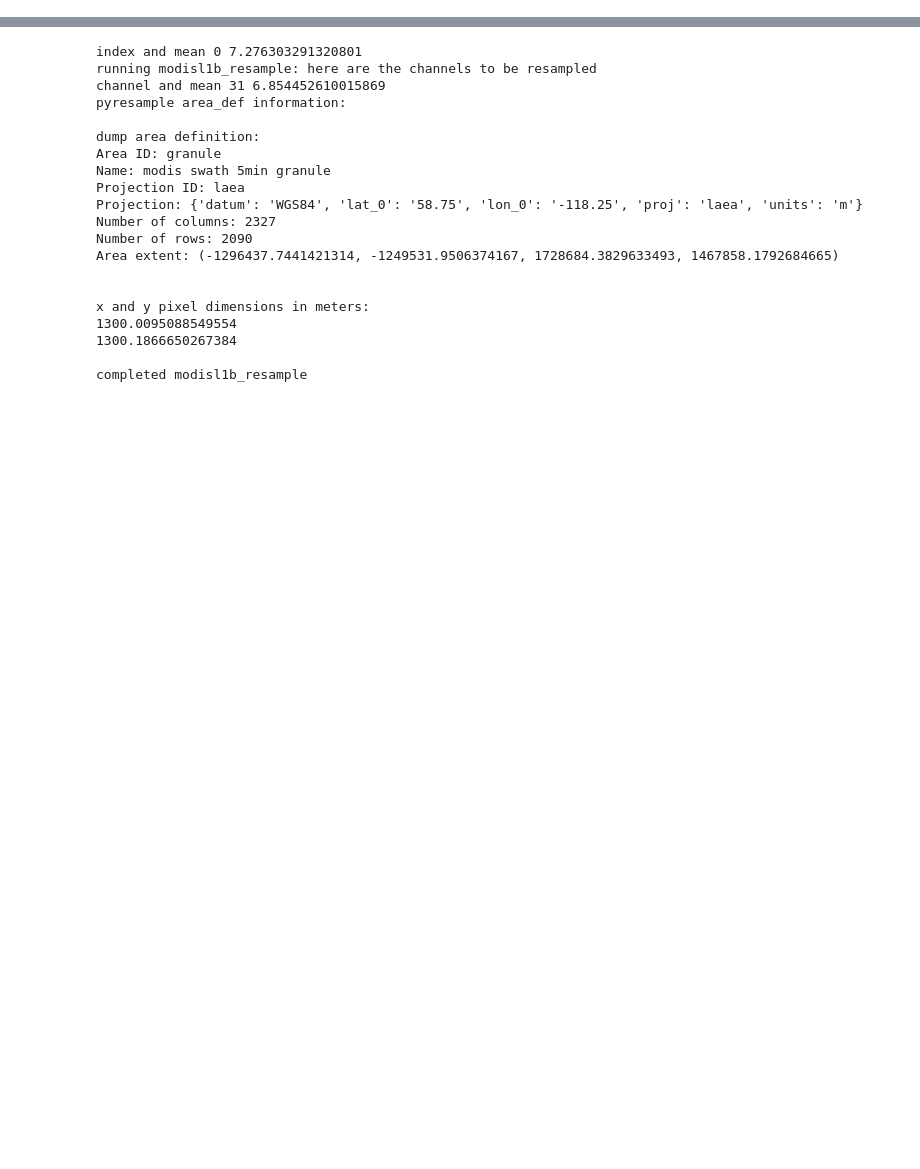
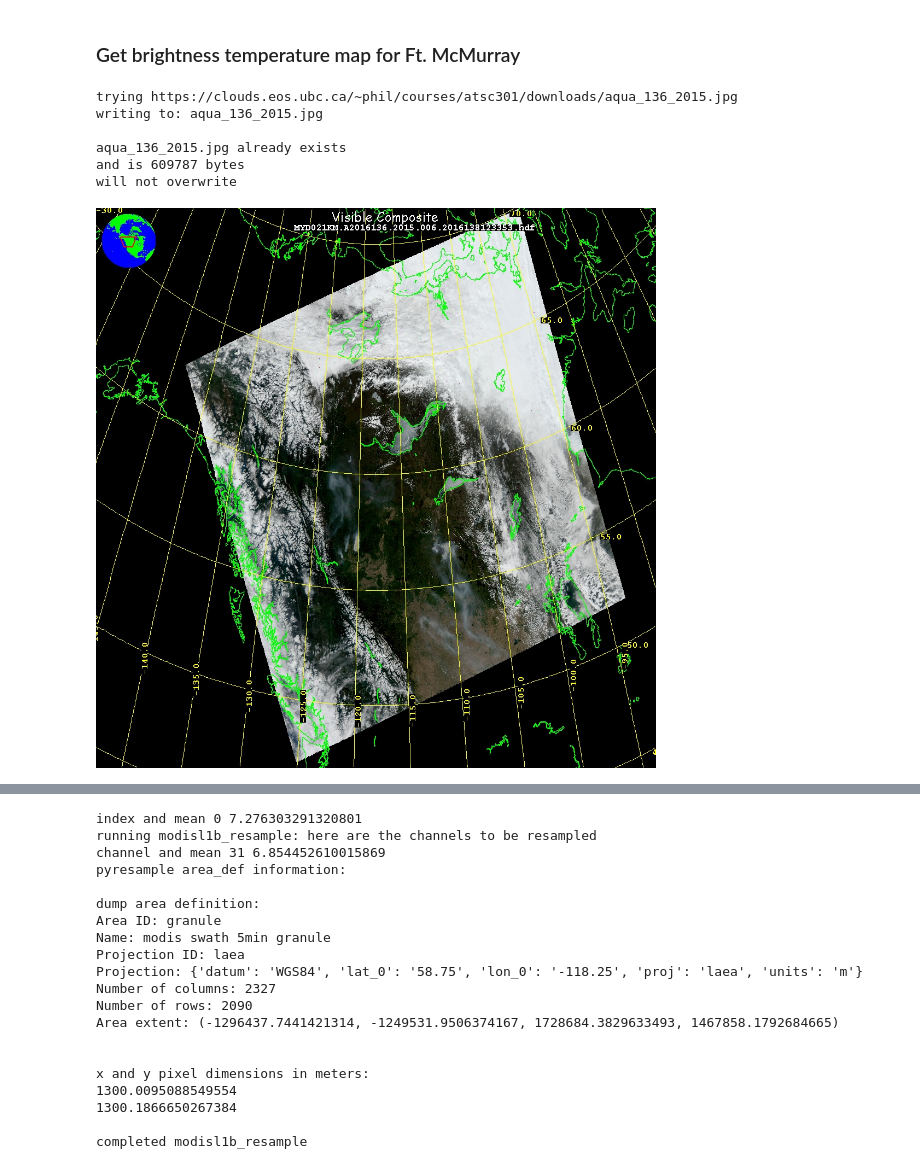
Before and after one commit to phaustin/e582, a Jupyter notebook: notebooks/satellite_temps.ipynb, the cells around one changed output, grey strips where cells are left out. Cells and saved outputs as stored; diff of their text form; code cells hidden in the pictures; blank space fills up the shorter version.

```diff
--- a/notebooks/satellite_temps.ipynb
+++ b/notebooks/satellite_temps.ipynb
@@ -38,0 +1,27 @@ Image(url='http://clouds.eos.ubc.ca/~phil/courses/atsc301/downloads/aqua_136_201
+# %% [markdown]
+### Get brightness temperature map for Ft. McMurray
+# %%
+from e582utils.data_read import download
+import numpy as np
+import h5py
+import sys
+import warnings
+from matplotlib import pyplot as plt
+from IPython.display import Image
+from mpl_toolkits.basemap import Basemap
+from matplotlib.colors import Normalize
+from e582lib.radiation import planckInvert
+import matplotlib
+import matplotlib.cm as cm
+import seaborn as sns
+%matplotlib inline
+download('aqua_136_2015.jpg')
+Image('aqua_136_2015.jpg',width=800)
+# %% [output]
+trying https://clouds.eos.ubc.ca/~phil/courses/atsc301/downloads/aqua_136_2015.jpg
+writing to: aqua_136_2015.jpg
+
+aqua_136_2015.jpg already exists
+and is 609787 bytes
+will not overwrite
+[figure, added]
```
Also changed, not shown: parts of 15 cells of this notebook, 6 other files.
